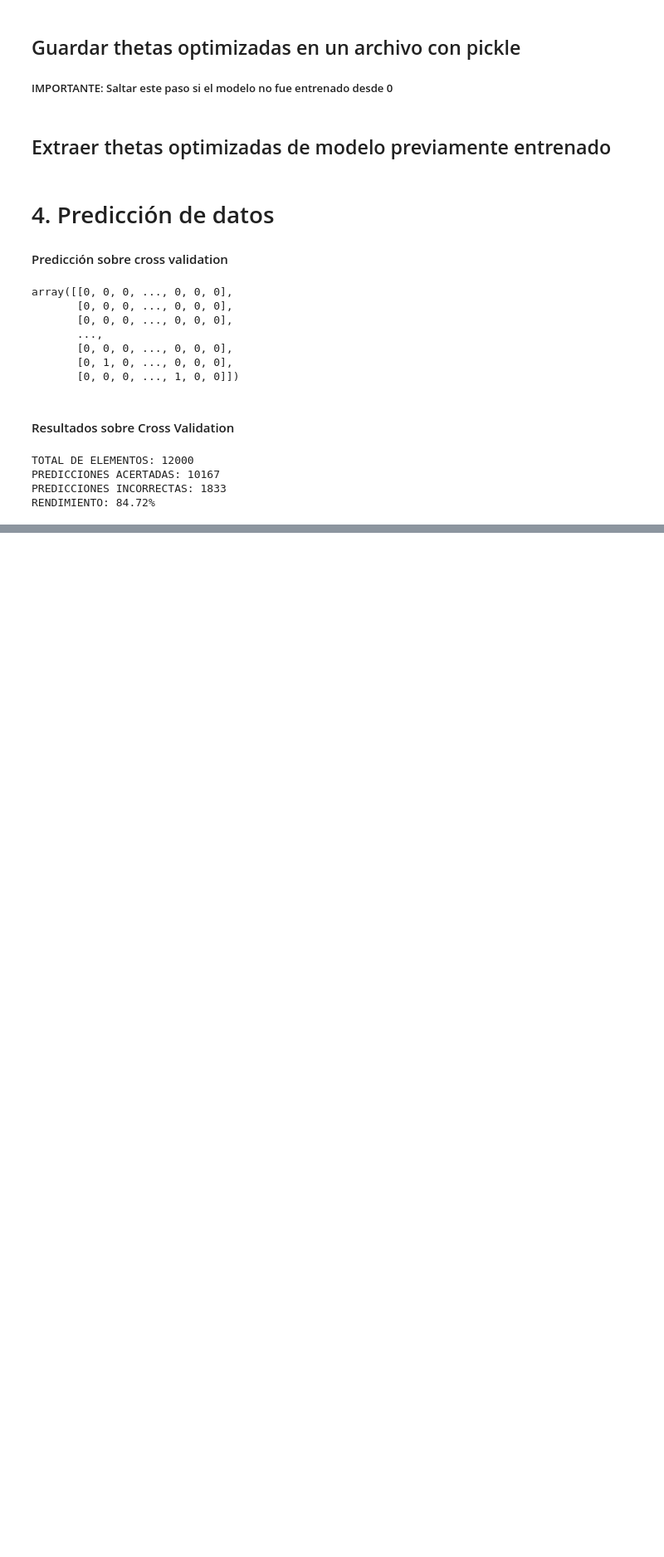
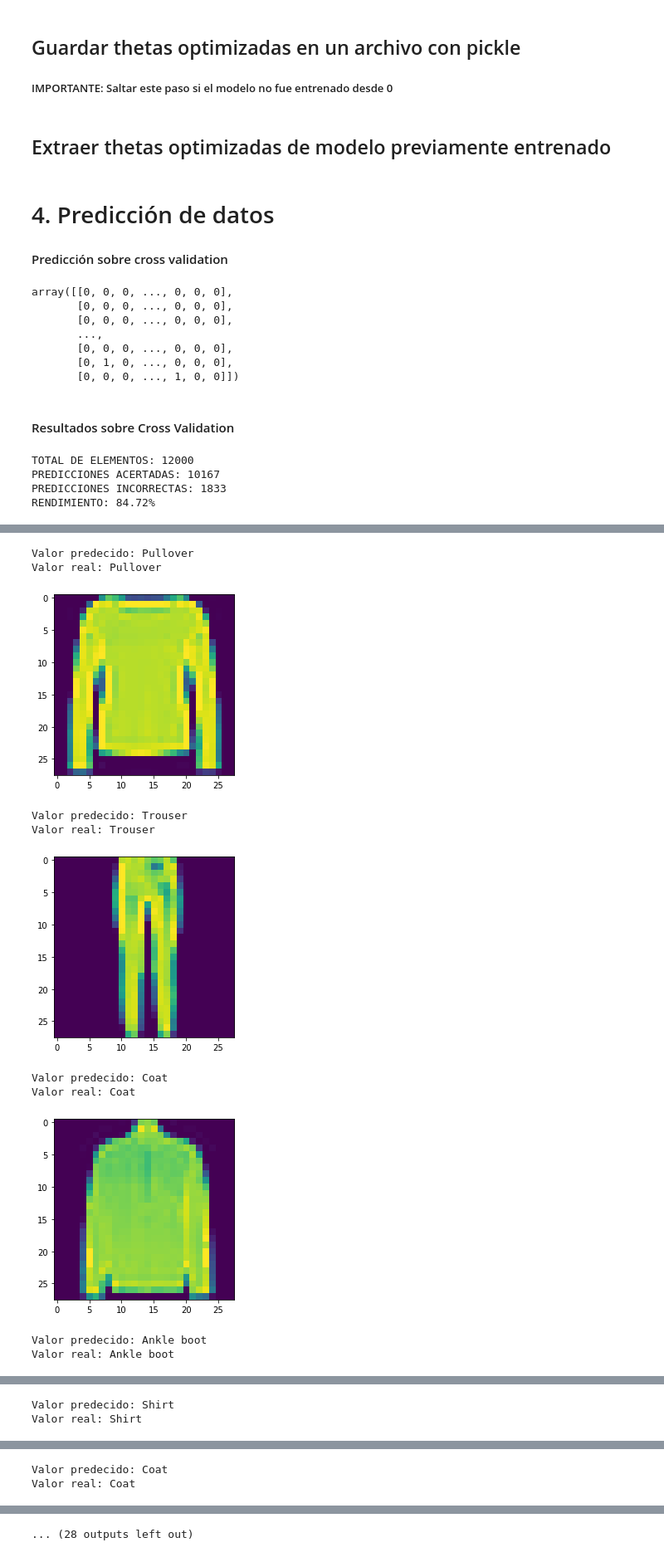
Before and after one commit to OJP98/RedesNeuronales, a Jupyter notebook: Lab2.ipynb, the cells around one changed output, grey strips where cells are left out. Shown at 83% size. Cells and saved outputs as stored; diff of their text form; code cells hidden in the pictures; blank space fills up the shorter version.

```diff
--- a/Lab2.ipynb
+++ b/Lab2.ipynb
@@ -188,0 +278,31 @@ RENDIMIENTO: 84.72%
+# %%
+correct, incorrect = 0,0
+correct_dict = {0:0, 1:0, 2:0, 3:0, 4:0, 5:0, 6:0, 7:0, 8:0, 9:0}
+incorrect_dict = {0:0, 1:0, 2:0, 3:0, 4:0, 5:0, 6:0, 7:0, 8:0, 9:0}
+pred_results = []
+
+for predictions, answers in zip(results[0], results[1]):
+    pred = np.where(predictions == np.amax(predictions))
+    ans = np.where(answers == np.amax(answers))
+    pred_results.append([int(pred[0]),int(ans[0])])
+
+    if pred == ans:
+        correct = correct + 1
+        correct_dict[int(pred[0])] = correct_dict[int(pred[0])] + 1
+    else:
+        incorrect = incorrect + 1
+        incorrect_dict[int(ans[0])] = incorrect_dict[int(ans[0])] + 1
+
+results_string = """
+TOTAL DE ELEMENTOS: {}
+PREDICCIONES ACERTADAS: {}
+PREDICCIONES INCORRECTAS: {}
+RENDIMIENTO: {}%
+""".format(
+    len(test_data),
+    correct,
+    incorrect,
+    round(100 * correct/(correct + incorrect), 2)
+)
+
+print(results_string)
@@ -188,0 +353,26 @@ RENDIMIENTO: 84.72%
+# %%
+%matplotlib inline
+for i in range(20):
+    _random = random.randint(0,60000)
+    pixeles = np.asarray(test_data[_random]*1000)
+    array = np.array(pixeles, dtype=np.uint8)
+    array = array.reshape(28,28)
+    image = Image.fromarray(array)
+
+    print("Valor predecido:", labels[pred_results[_random][0]])
+    print("Valor real:", labels[pred_results[_random][1]])
+
+    plt.imshow(image)
+    plt.show()
+# %% [output]
+Valor predecido: Pullover
+Valor real: Pullover
+[figure, added]
+Valor predecido: Trouser
+Valor real: Trouser
+[figure, added]
+Valor predecido: Coat
+Valor real: Coat
+[figure, added]
+Valor predecido: Ankle boot
+Valor real: Ankle boot
@@ -188,0 +380,2 @@ RENDIMIENTO: 84.72%
+Valor predecido: Shirt
+Valor real: Shirt
@@ -188,0 +383,2 @@ RENDIMIENTO: 84.72%
+Valor predecido: Coat
+Valor real: Coat
@@ -188,0 +386 @@ RENDIMIENTO: 84.72%
+... (28 outputs left out)
```
Also changed, not shown: parts of 27 cells of this notebook, 5 other files.
